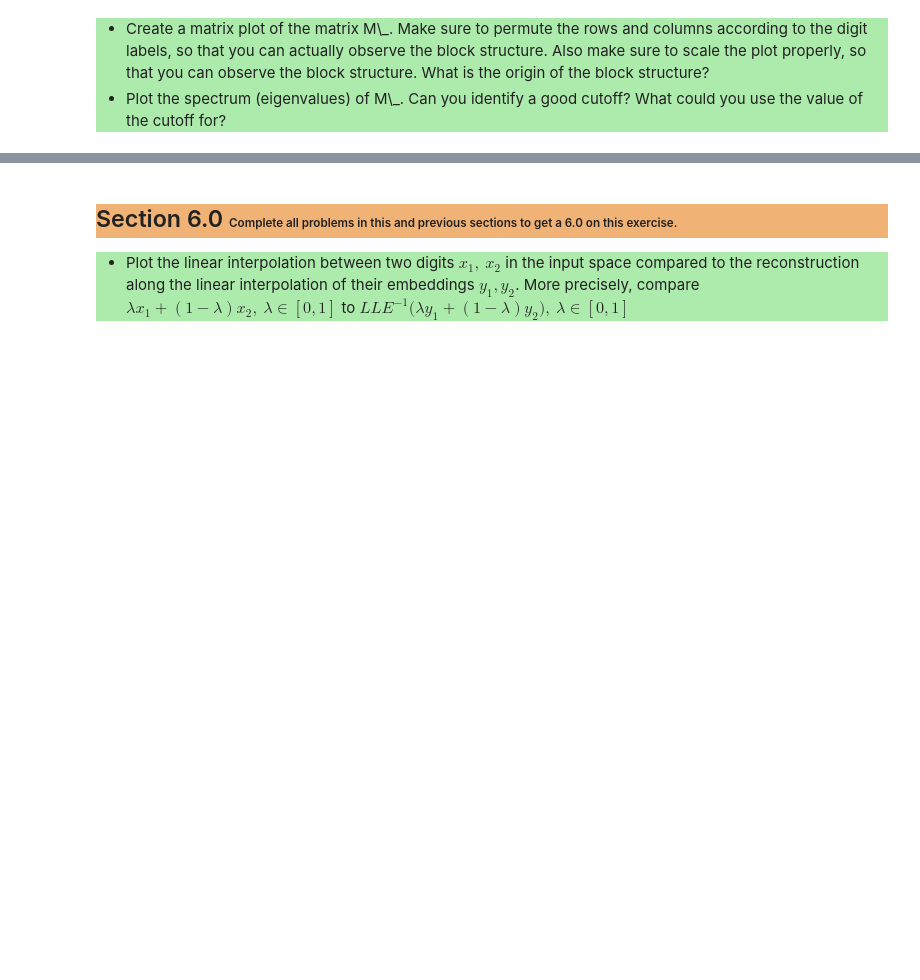
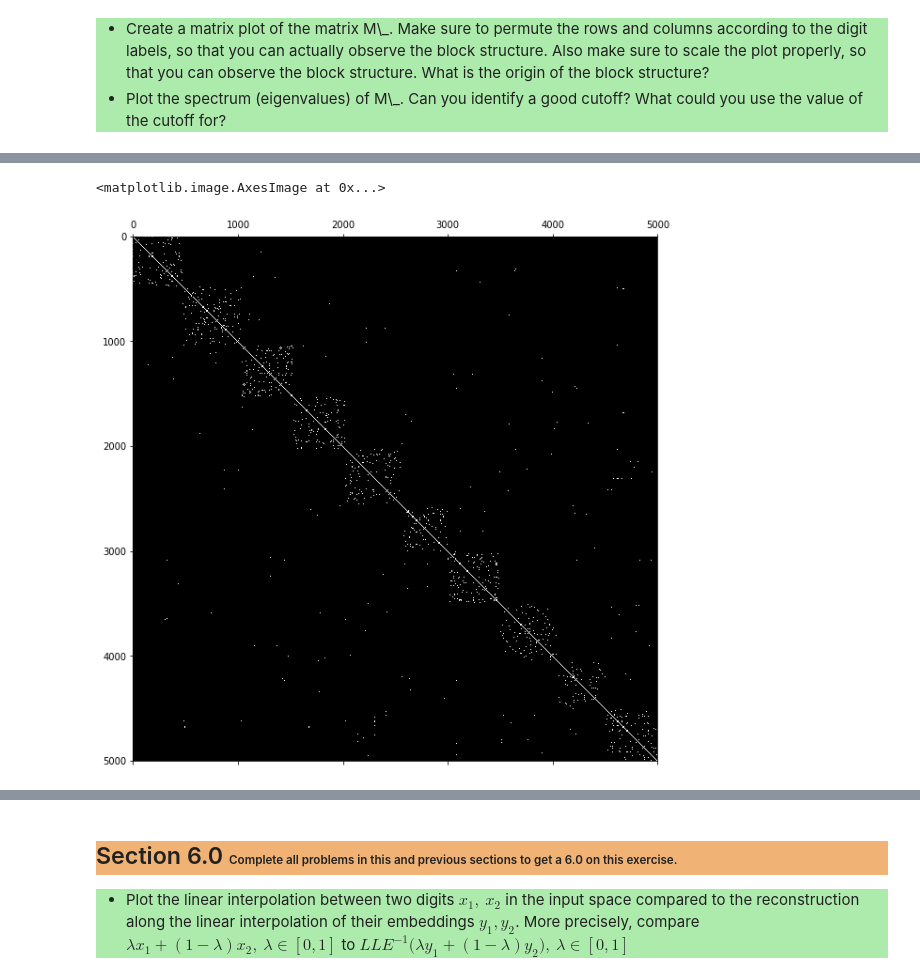
Before and after one commit to tdiggelm/eth-slt-ce-1, a Jupyter notebook: slt-ce-1.ipynb, the cells around one changed output, grey strips where cells are left out. Drawn from its saved outputs; the diff is of its cells as text; code cells hidden in the pictures; blank space fills up the shorter version.

```diff
--- a/slt-ce-1.ipynb
+++ b/slt-ce-1.ipynb
@@ -438,3 +402,9 @@ plt.colorbar()
         Plot the spectrum (eigenvalues) of M\_. Can you identify a good cutoff? What could you use the value of the cutoff for?
         </li>
     </ul>
+# %%
+%%time
+
+# compute all eigenvalues and eigenvecs of M_
+M_ = myLLE.M_.todense()
+evals, evecs = np.linalg.eigh(M_)
@@ -440,0 +414,16 @@ plt.colorbar()
+# %%
+# get sorted index wrt labels of validation set
+labels_index = np.argsort(mnist.validation.labels)
+
+# permute the M matrix rows and columns according to sorted index
+M_perm = np.array(M_[labels_index][:, labels_index])
+# %%
+# binarize the matrix to exaggerate block-diagonal structure
+# the binarization is taken on the pointwise magnitude of M_
+M_perm_bin = skl.preprocessing.binarize(np.abs(M_perm))
+
+plt.figure(figsize=(10, 10))
+plt.matshow(M_perm_bin, cmap='gray', fignum=1)
+# %% [output]
+<matplotlib.image.AxesImage at 0x...>
+[figure, added]
```
Also changed, not shown: parts of 13 cells of this notebook.
